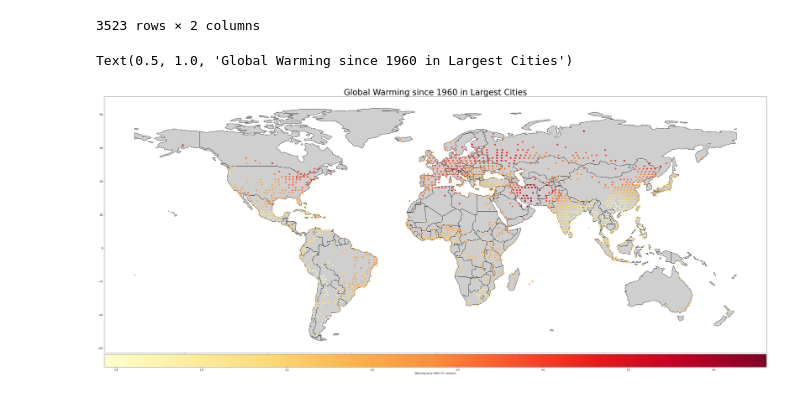
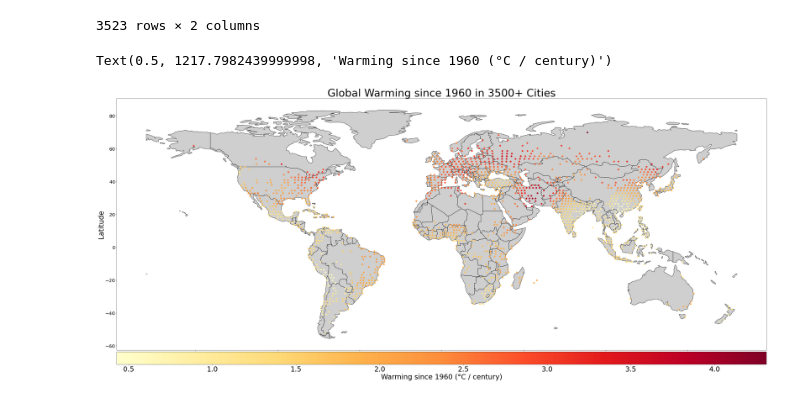
Before and after one commit to nankli/Python_EDA_group_project, a Jupyter notebook: Mapping_Heating across regions and cities_Justin.ipynb, the cells around one changed output. Cells and saved outputs as stored; diff of their text form; code cells hidden in the pictures.

```diff
--- a/Mapping_Heating across regions and cities_Justin.ipynb
+++ b/Mapping_Heating across regions and cities_Justin.ipynb
@@ -15,8 +15,8 @@ import geopandas as gpd
 from mpl_toolkits.axes_grid1 import make_axes_locatable
 
 # loads the "largest_city_list.csv" and "metadata_largest_city.csv"
-city_list = pd.read_csv('largest_city_list.csv')
-metadata = pd.read_csv('metadata_largest_city.csv', index_col = 'City')
+city_list = pd.read_csv('data_files/largest_city_list.csv')
+metadata = pd.read_csv('data_files/metadata_largest_city.csv', index_col = 'City')
 
 # a fucntion to load the 3 523 individual city csv:
 def retrieve_city_data():
@@ -103,19 +103,26 @@ gdf
 # %%
 # plotting the graph
 
 world = gpd.read_file(gpd.datasets.get_path('naturalearth_lowres'))
 
 ax = world[world.continent != 'Antarctica'].plot(color="#cfcfcf", edgecolor='black', figsize=(50, 50))
 
 divider = make_axes_locatable(ax)
 cax = divider.append_axes("bottom", size="5%", pad=0.1)
 
 gdf.plot(ax=ax, column='Warming_since_1960', cmap='YlOrRd', legend=True, cax=cax,
          legend_kwds={'label': "Warming since 1960 (°C / century)",
                       'orientation': "horizontal",
                       'shrink': 0.9})
 
-ax.set_title("Global Warming since 1960 in Largest Cities", fontsize=35)
+ax.set_title("Global Warming since 1960 in 3500+ Cities", fontsize=45)
+ax.set_ylabel('Latitude', fontsize=30)
+ax.tick_params(labelsize=20)
+
+fig = ax.figure
+cb_ax = fig.axes[1]
+cb_ax.tick_params(labelsize=30)
+cb_ax.set_xlabel('Warming since 1960 (°C / century)', fontsize=30)
 # %% [output]
-Text(0.5, 1.0, 'Global Warming since 1960 in Largest Cities')
+Text(0.5, 1217.7982439999998, 'Warming since 1960 (°C / century)')
-[figure, old version]
+[figure, new version]
```
Also changed, not shown: 8 other files.
